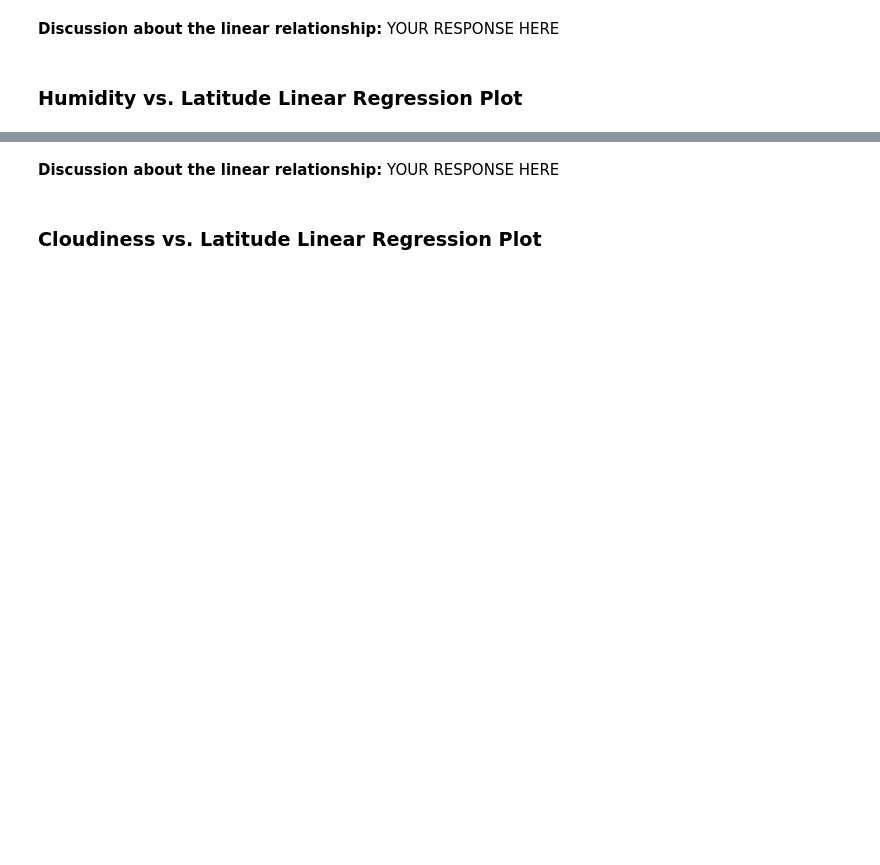
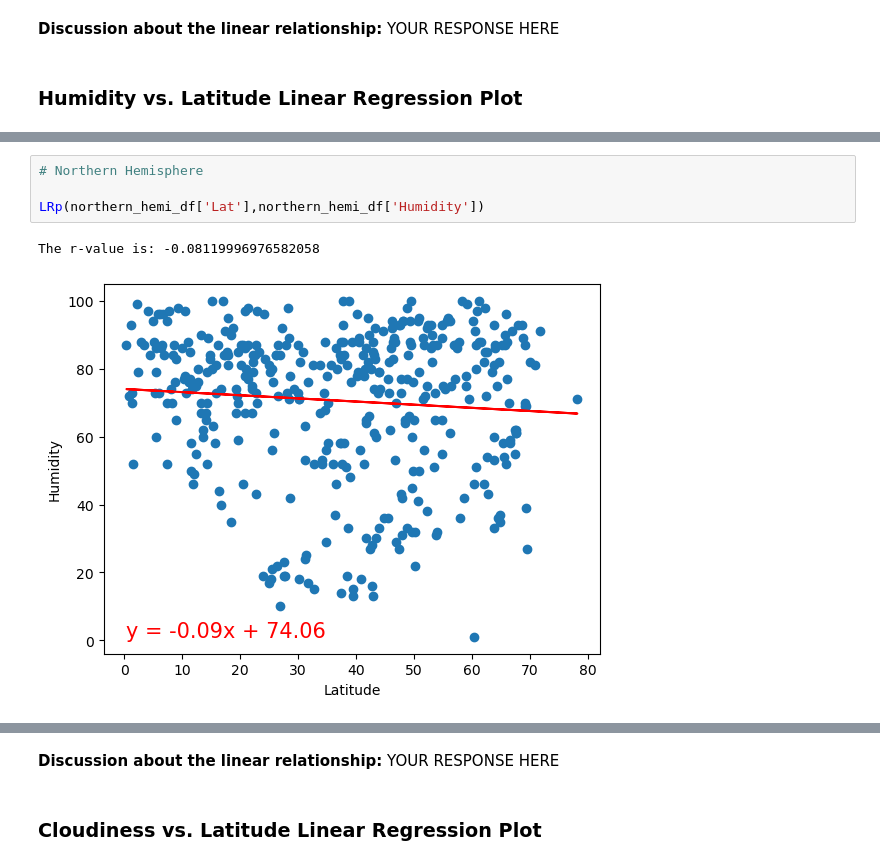
Before and after one commit to wemlaztdj/python-api-challenge, a Jupyter notebook: WeatherPy/WeatherPy.ipynb, the cells around one changed output, grey strips where cells are left out. Cells and saved outputs as stored; diff of their text form; blank space fills up the shorter version.

```diff
--- a/WeatherPy/WeatherPy.ipynb
+++ b/WeatherPy/WeatherPy.ipynb
@@ -353,0 +353,7 @@ The r-value is: 0.0002808747046324607
+# %%
+# Northern Hemisphere
+
+LRp(northern_hemi_df['Lat'],northern_hemi_df['Humidity'])
+# %% [output]
+The r-value is: -0.08119996976582058
+[figure, added]
```
Also changed, not shown: parts of 26 cells of this notebook, 5 other files.
